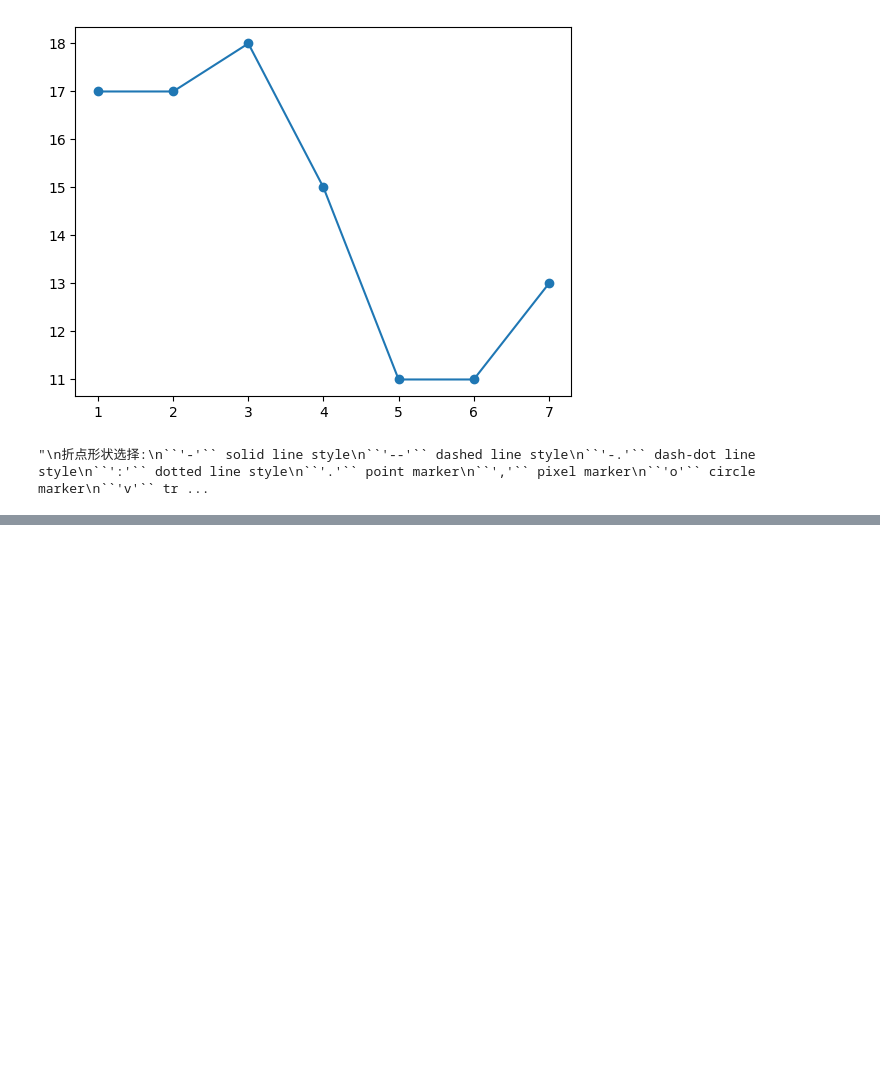
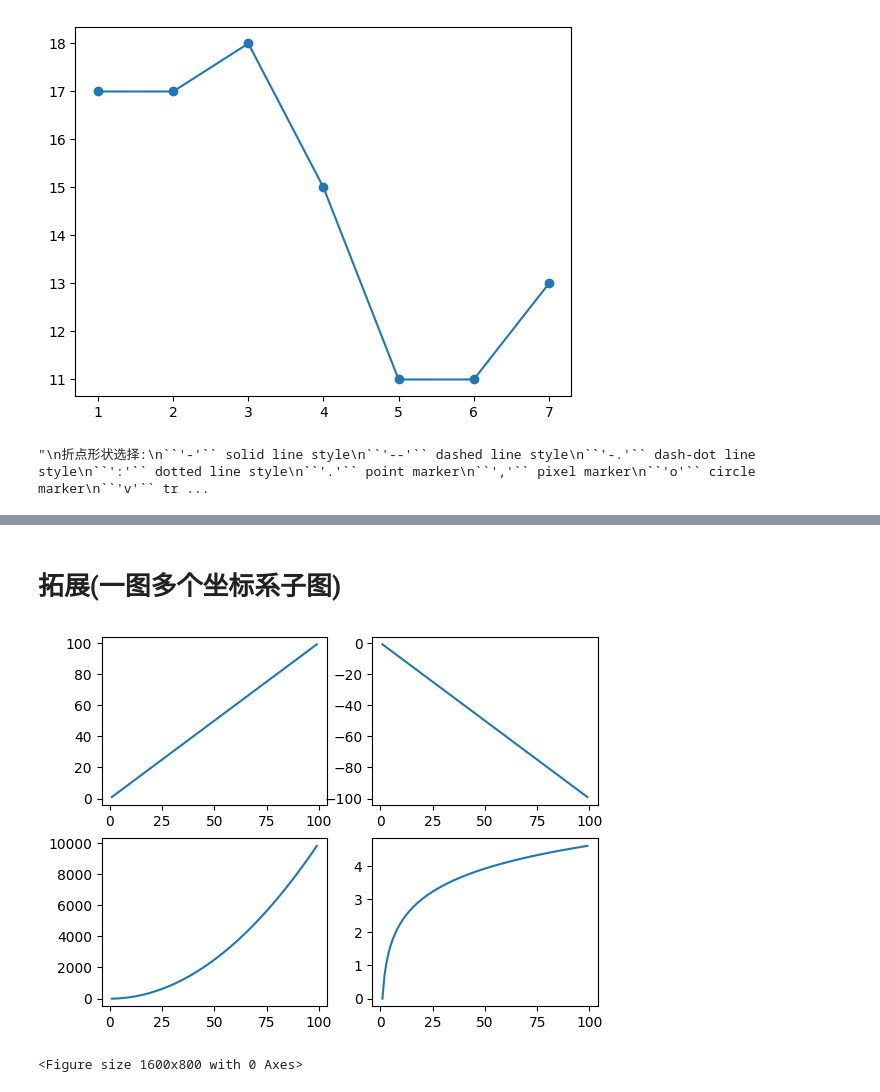
Before and after one commit to logcoke/Data_Analysis, a Jupyter notebook: Jupyter_NoteBook/matplotlib.ipynb, the cells around one changed output, grey strips where cells are left out. Saved outputs shown, nothing was run; the diff lists cells and outputs as text; code cells hidden in the pictures; blank space fills up the shorter version.

```diff
--- a/Jupyter_NoteBook/matplotlib.ipynb
+++ b/Jupyter_NoteBook/matplotlib.ipynb
@@ -120,0 +191,26 @@ plt.show()
+# %% [markdown]
+# 拓展(一图多个坐标系子图)
+# %%
+import matplotlib.pyplot as plt
+import numpy as np
+x = np.arange(1, 100)
+#划分子图
+fig,axes=plt.subplots(2,2)
+ax1=axes[0,0]
+ax2=axes[0,1]
+ax3=axes[1,0]
+ax4=axes[1,1]
+fig=plt.figure(figsize=(20,10),dpi=80)
+#作图 1
+ax1.plot(x, x)
+#作图 2
+ax2.plot(x, -x)
+#作图 3
+ax3.plot(x, x**2)
+# ax3.grid(color='r', linestyle='--', linewidth=1,alpha=0.3)
+#作图4
+ax4.plot(x, np.log(x))
+plt.show()
+# %% [output]
+[figure, added]
+<Figure size 1600x800 with 0 Axes>
```
Also changed, not shown: parts of 10 cells of this notebook.
